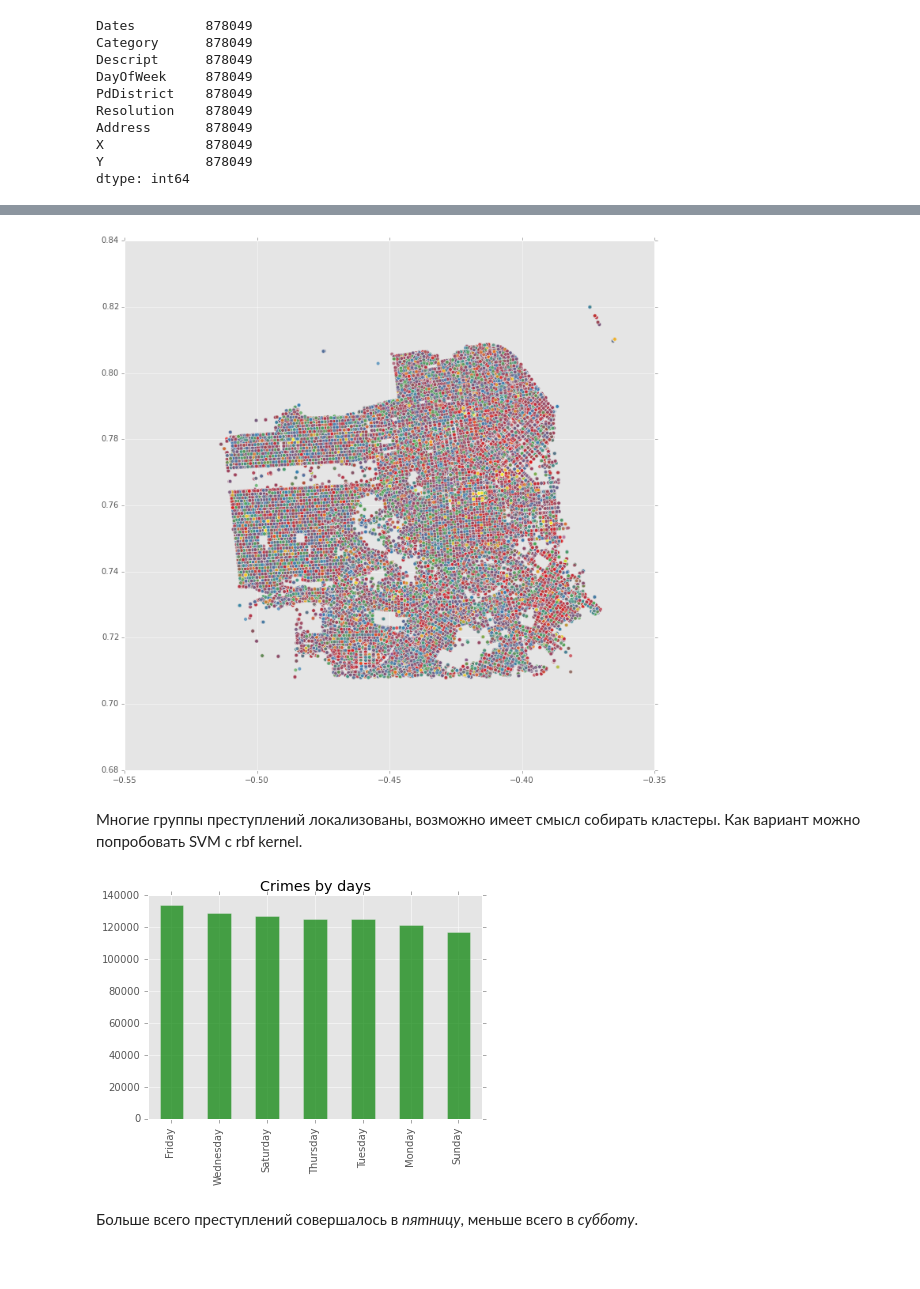
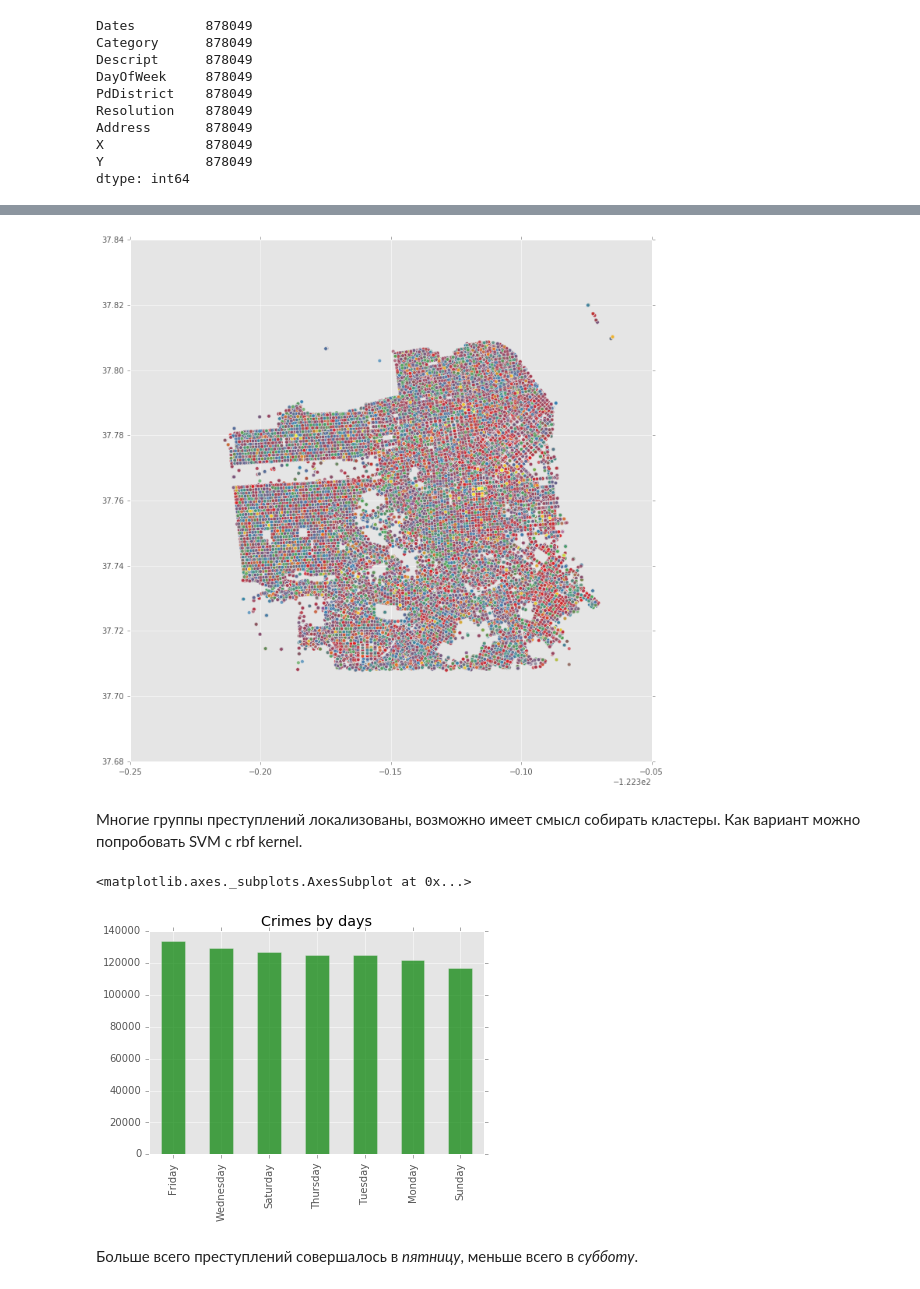
Before and after one commit to re9ulus/data_science_snippets, a Jupyter notebook: eda/Crime_SF_EDA_by_re9ulus.ipynb, the cells around one changed output, grey strips where cells are left out. Drawn from its saved outputs; the diff is of its cells as text; code cells hidden in the pictures; blank space fills up the shorter version.

Commit message:
Update CrimeSF EDA, update coords research

```diff
--- a/eda/Crime_SF_EDA_by_re9ulus.ipynb
+++ b/eda/Crime_SF_EDA_by_re9ulus.ipynb
@@ -36,13 +104,10 @@ dtype: int64
 # %%
-# Выберем из данных координаты и категории для дальнейших построений
+# Выкинем данные со странным координатами
+data = data[data['X'] < -120.5]
+
+# Для тестов возьмем координаты и тип преступлений
 X = data[['Category', 'X', 'Y']]
 x_coords, y_coords, category = data['X'].copy(), data['Y'].copy(), data['Category']
-
-# Для наглядности
-x_coords += 122.
-y_coords -= 37
-group1 = (y_coords < 50)
-group2 = (y_coords > 50)
 
 ind = 0
 category_index = {}
@@ -54,18 +119,19 @@ for item in category.unique():
 category_colors = category.apply(lambda item: category_index[item])
 # %%
 plt.figure(figsize=(12, 12))
-plt.scatter(x_coords[group1], y_coords[group1], c=category_colors[group1], cmap='Set1', alpha=0.7)
+plt.scatter(x_coords, y_coords, c=category_colors, cmap='Set1', alpha=0.7)
 plt.show()
 # %% [output]
-[figure, old version]
+[figure, new version]
 # %% [markdown]
 Многие группы преступлений локализованы, возможно имеет смысл собирать кластеры.
 Как вариант можно попробовать SVM c rbf kernel.
 # %%
-data['DayOfWeek'].value_counts().plot(kind='bar', title='Crimes by days', color='green', alpha=0.7)
-plt.show()
+data['DayOfWeek'].value_counts().plot(kind='bar', title='Crimes by days',
+                                      color='green', alpha=0.7)
 # %% [output]
+<matplotlib.axes._subplots.AxesSubplot at 0x...>
-[figure, old version]
+[figure, new version]
 # %% [markdown]
 Больше всего преступлений совершалось в *пятницу*, меньше всего в *субботу*.
 # %%
```
Also changed, not shown: parts of 22 cells of this notebook.
